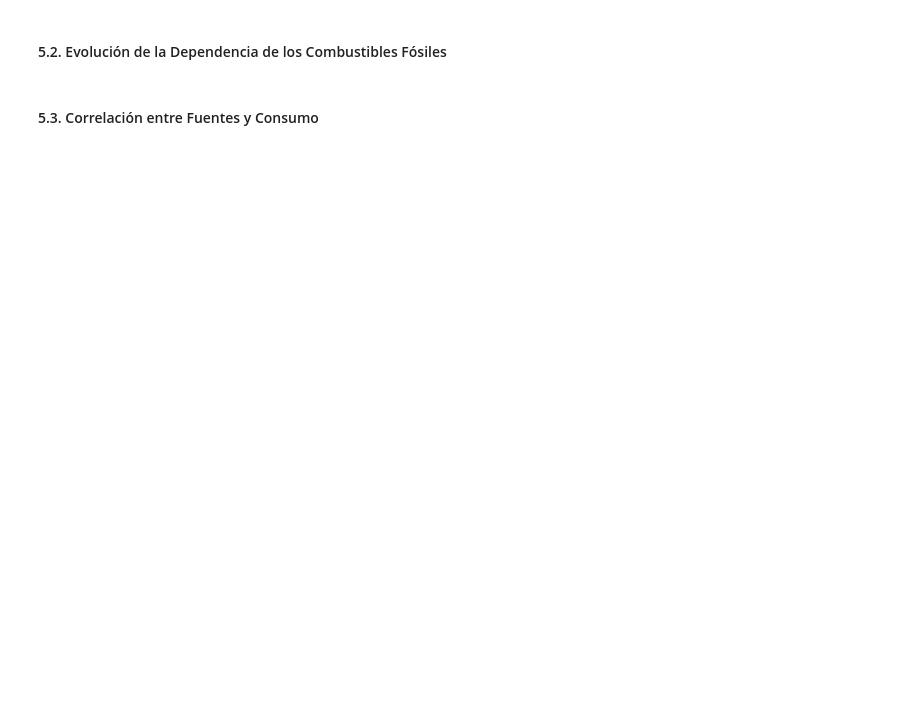
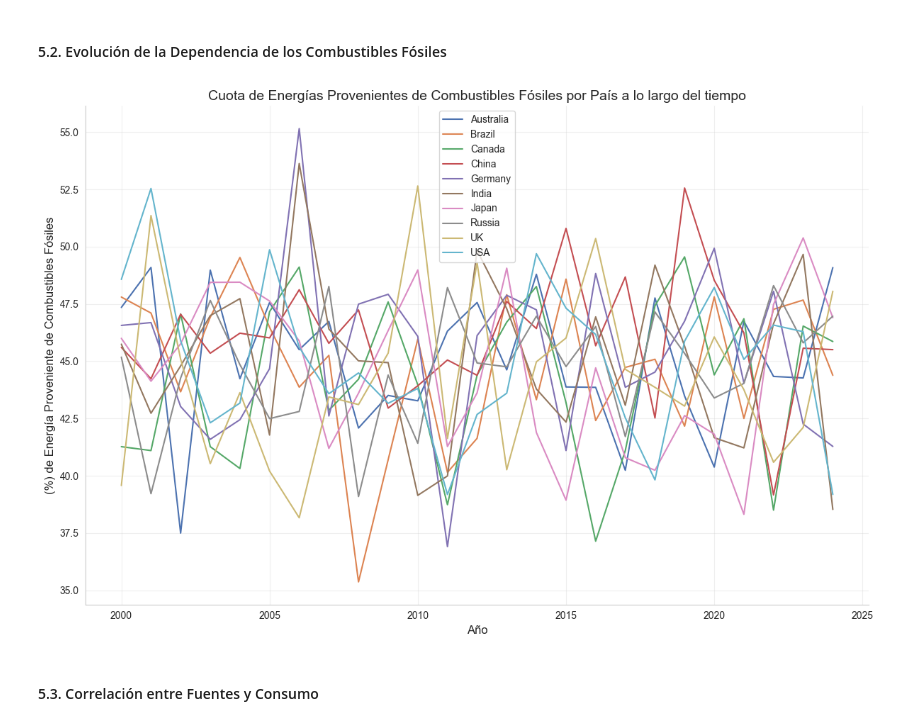
Before and after one commit to juanma200109/Analisis-de-Consumo-de-Energia-Global, a Jupyter notebook: notebooks/Consumo_de_Energia_Global_2000-2024.ipynb, the cells around one changed output. Drawn from its saved outputs; the diff is of its cells as text; code cells hidden in the pictures; blank space fills up the shorter version.

```diff
--- a/notebooks/Consumo_de_Energia_Global_2000-2024.ipynb
+++ b/notebooks/Consumo_de_Energia_Global_2000-2024.ipynb
@@ -374,4 +356,9 @@ Categoría: Energy Price Index (USD/kWh)
 # %% [markdown]
 #### 5.2. Evolución de la Dependencia de los Combustibles Fósiles
+# %%
+# Creando un grafico de líneas por pais de la metrica Fossil Fuel Dependency (%)
+viz.crear_graf_lineas(df, 'Country', 'Year', 'Fossil Fuel Dependency (%)', 'Año', '(%) de Energía Proveniente de Combustibles Fósiles', 'Cuota de Energías Provenientes de Combustibles Fósiles por País a lo largo del tiempo')
+# %% [output]
+[figure, added]
 # %% [markdown]
 #### 5.3. Correlación entre Fuentes y Consumo
```
Also changed, not shown: parts of 3 cells of this notebook, 2 other files.
